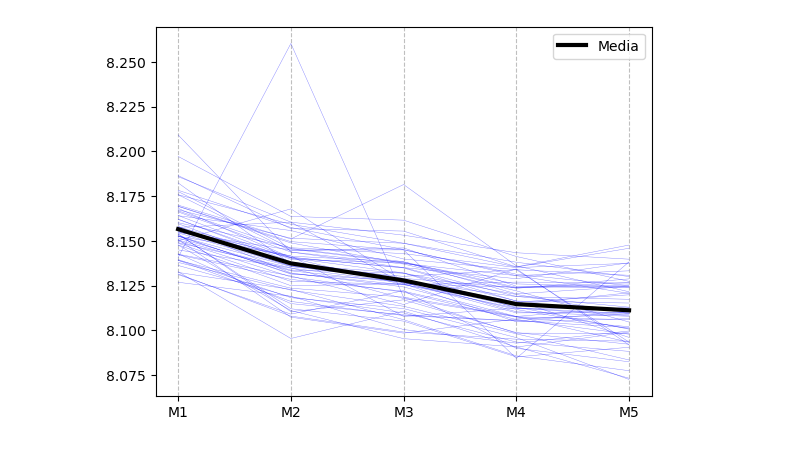
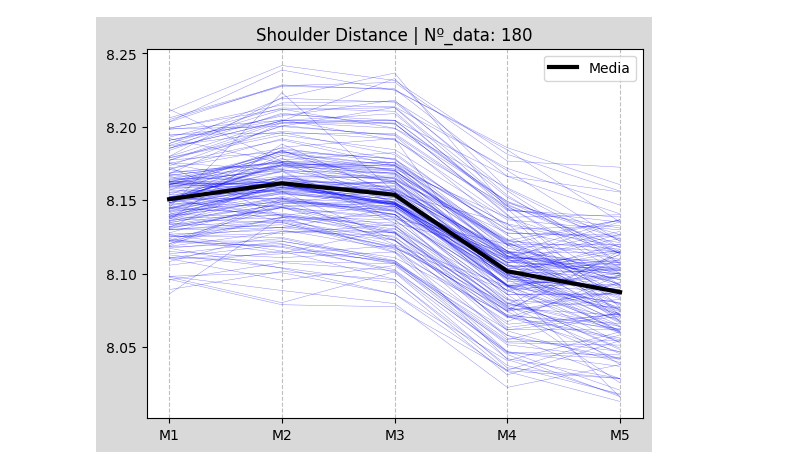
Before and after one commit to deivMM/engineering, a Jupyter notebook: postproceso_Marina/DM_analysis/DM_analysis.ipynb, the cells around one changed output. Cells and saved outputs as stored; diff of their text form; code cells hidden in the pictures.

```diff
--- a/postproceso_Marina/DM_analysis/DM_analysis.ipynb
+++ b/postproceso_Marina/DM_analysis/DM_analysis.ipynb
@@ -2,14 +2,21 @@
 import numpy as np
 import pandas as pd
 import matplotlib.pyplot as plt
+# %%
+file_number = 3
 # %%
 excel_fs = ['CMM 10 tulipes AAR3-33 tournées_analysis',
 'CMM 30 tulipes brutes_analysis2',
 'CMM batch O finished parts',
 'CMM N1-N30 finished part Batch N']
+
+n_of_results = [10, 30, 10, 30]
+
+n_of_result = n_of_results[file_number]
 # %%
-excel_f = excel_fs[0]
-n_of_results = 10
-data = pd.read_excel(f'../{excel_f}.xlsx', skiprows=7)
+excel_f = excel_fs[file_number]
+data = pd.read_excel(f'../{excel_f}.xlsx', skiprows=7).iloc[:, 1:]
+num_columns = data.shape[1] - 2  # columnas de valores
+data.columns = ['nombre_variable', 'acronimo'] + [f'valor_{i}' for i in range(1, num_columns + 1)]
 data
 # %% [output]
@@ -29,4 +36,4 @@ data
 # %%
-data_f = data[data.iloc[:, 2].astype(str).str.match(r'SD(A|B|C)\dM', na=False)]
+regex = r'Shoulder Distance Track (A|B|C)'
+data_f = data[data.iloc[:, 0].astype(str).str.match(regex, na=False)]
 data_f = data_f.dropna(axis=1)
-data_f
@@ -61,31 +40,35 @@ pop
 # %%
-f, ax = plt.subplots()
+f, ax = plt.subplots(facecolor='.85')
 
 all_curves = []
 x = range(1, 6)
 labels = ['M1', 'M2', 'M3', 'M4', 'M5']
 
 
 pistas = ['A1', 'A2', 'B1', 'B2', 'C1', 'C2']
 for pista in pistas:
+    regex = f'Shoulder Distance Track {pista}'
 
-    pop = data[data.iloc[:, 2].astype(str).str.match(f'SD{pista}ME', na=False)].dropna(axis=1)
-    for i in range(2, 2+10):
-        y = pop.iloc[:, i].values
+    data_f = data[data.iloc[:, 0].astype(str).str.match(regex, na=False)].dropna(axis=1)
+    data_f = data_f.sort_values('acronimo') #, ascending=False
+
+    for i in range(2, 2+n_of_result):
+        y = data_f.iloc[:, i].values
 
         ax.plot(range(1, 6), y, lw=0.3, color='b', alpha=0.5)
 
         all_curves.append(y)
 
 for xpos in x:
      ax.axvline(xpos,color='gray',linestyle='--',lw=0.8,alpha=0.5,zorder=0)
 
 mean_curve = np.mean(np.vstack(all_curves), axis=0)
 
+ax.set_title(f'Shoulder Distance | Nº_data: {len(all_curves)}')
 ax.plot(range(1, 6),mean_curve,color='k',lw=3,label='Media')
 ax.set_xticks(x)
 ax.set_xticklabels(labels)
 ax.legend()
 plt.show()
 # %% [output]
-[figure, old version]
+[figure, new version]
```
Also changed, not shown: parts of 11 cells of this notebook, 1 other file.
